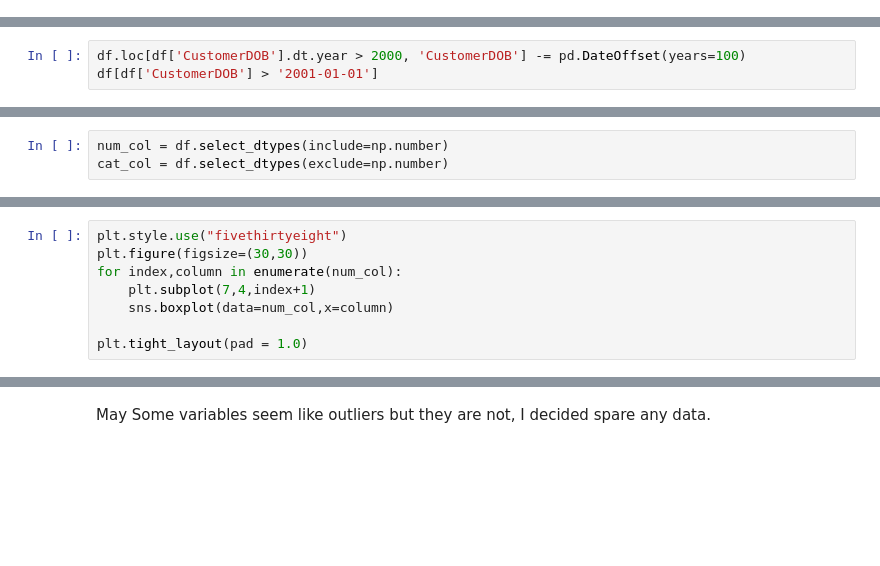
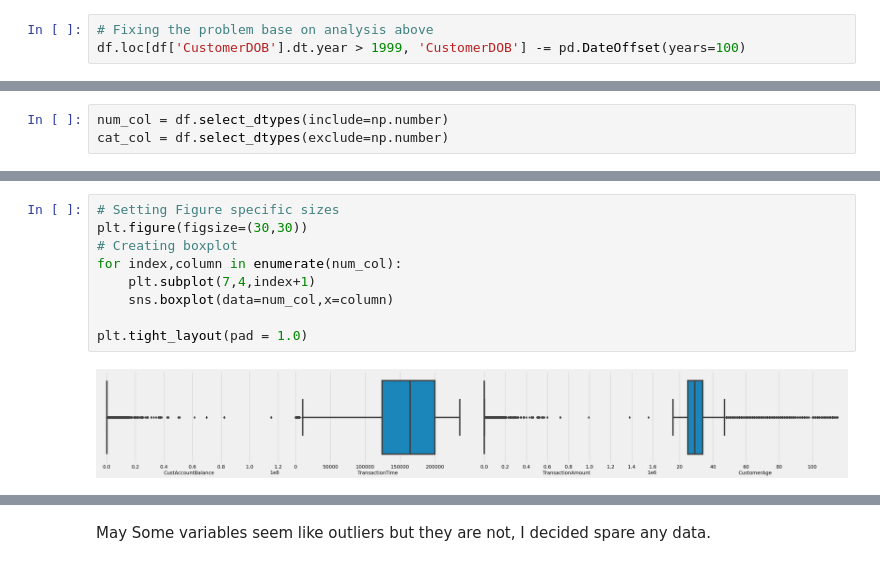
Before and after one commit to ArturoDiaz02/Bank-Customer-Segmentation, a Jupyter notebook: src/notebook/Customer_Segmentation.ipynb, the cells around one changed output, grey strips where cells are left out. Cells and saved outputs as stored; diff of their text form; blank space fills up the shorter version.

```diff
--- a/src/notebook/Customer_Segmentation.ipynb
+++ b/src/notebook/Customer_Segmentation.ipynb
@@ -116 +169,4 @@ df[df['CustomerDOB'] > '2001-01-01']
+# %%
+# Fixing the problem base on analysis above
+df.loc[df['CustomerDOB'].dt.year > 1999, 'CustomerDOB'] -= pd.DateOffset(years=100)
 # %%
@@ -118,3 +176,0 @@ print(df['CustomerDOB'].min(), df['CustomerDOB'].max())
-# %%
-df.loc[df['CustomerDOB'].dt.year > 2000, 'CustomerDOB'] -= pd.DateOffset(years=100)
-df[df['CustomerDOB'] > '2001-01-01']
@@ -158,11 +209,14 @@ cat_col = df.select_dtypes(exclude=np.number)
 # %%
-plt.style.use("fivethirtyeight")
+# Setting Figure specific sizes
 plt.figure(figsize=(30,30))
+# Creating boxplot
 for index,column in enumerate(num_col):
     plt.subplot(7,4,index+1)
     sns.boxplot(data=num_col,x=column)
 
 plt.tight_layout(pad = 1.0)
+# %% [output]
+[figure, added]
 # %%
 print("Number of initial rows: ", initialRows)
 print("Number of rows after: ", df.shape[0])
```
Also changed, not shown: parts of 62 cells of this notebook.
